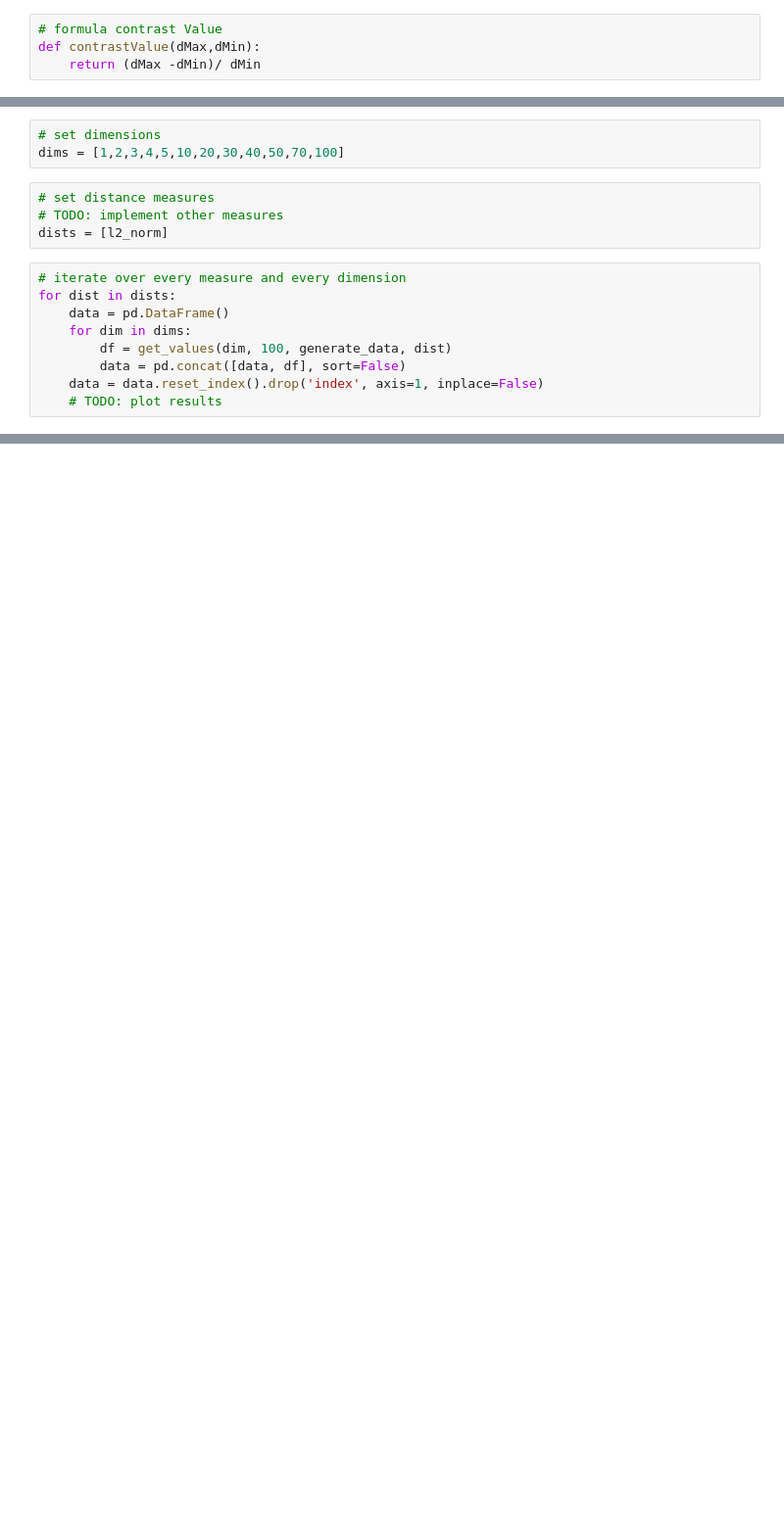
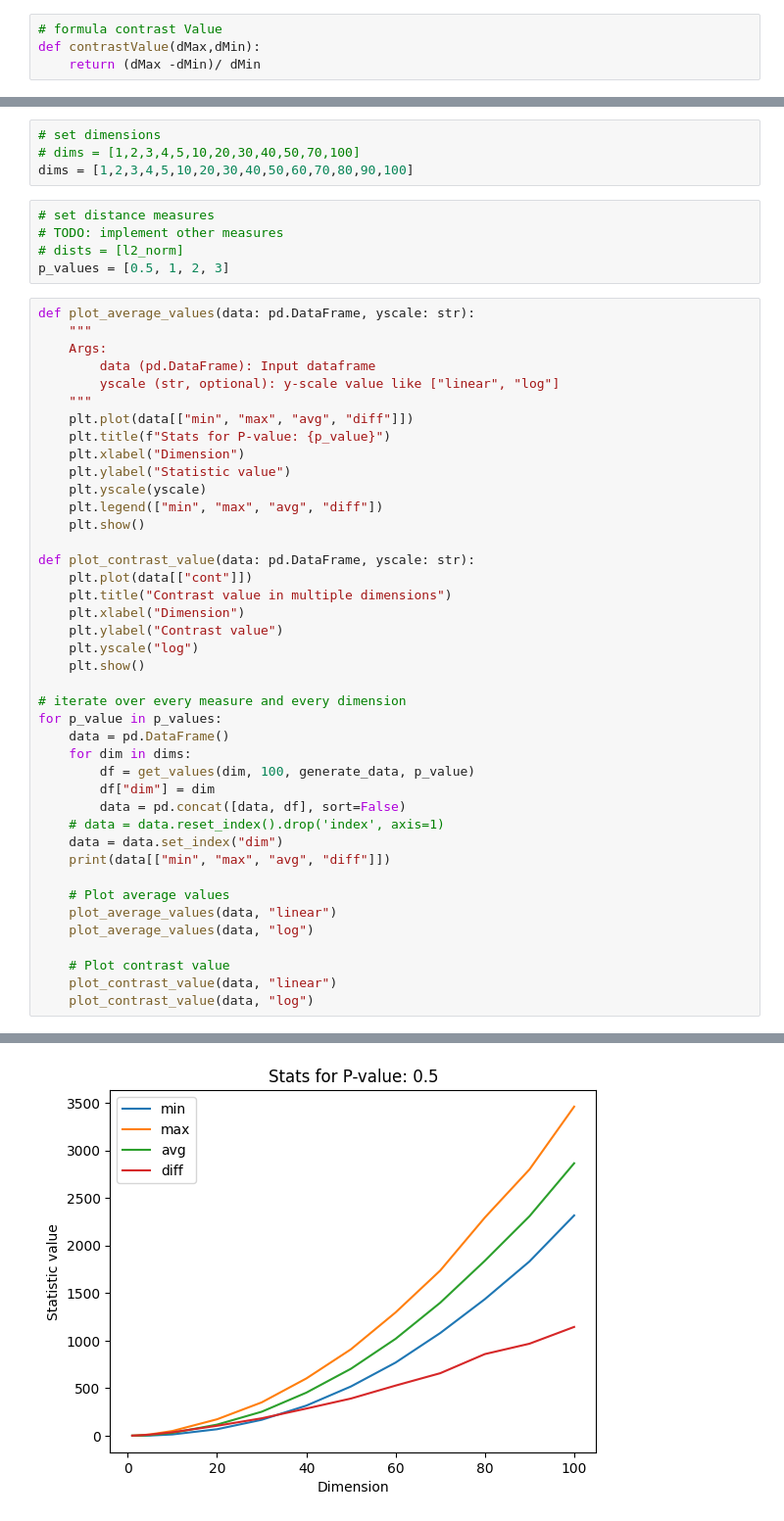
Before and after one commit to banditar/DataMining-2022-aalto, a Jupyter notebook: Homework1.ipynb, the cells around one changed output, grey strips where cells are left out. Shown: that part at 98% size. Cells and saved outputs as stored; diff of their text form; blank space fills up the shorter version.

Commit message:
Add plots in homework

```diff
--- a/Homework1.ipynb
+++ b/Homework1.ipynb
@@ -76,16 +83,51 @@ print(get_values(3, 100, generate_data, l2_norm))
 # %%
 # set dimensions
-dims = [1,2,3,4,5,10,20,30,40,50,70,100]
+# dims = [1,2,3,4,5,10,20,30,40,50,70,100]
+dims = [1,2,3,4,5,10,20,30,40,50,60,70,80,90,100]
 # %%
 # set distance measures
 # TODO: implement other measures
-dists = [l2_norm]
+# dists = [l2_norm]
+p_values = [0.5, 1, 2, 3]
-# %%
-# iterate over every measure and every dimension
-for dist in dists:
-    data = pd.DataFrame()
-    for dim in dims:
-        df = get_values(dim, 100, generate_data, dist)
-        data = pd.concat([data, df], sort=False)
-    data = data.reset_index().drop('index', axis=1, inplace=False)
-    # TODO: plot results
+# %%
+def plot_average_values(data: pd.DataFrame, yscale: str):
+    """
+    Args:
+        data (pd.DataFrame): Input dataframe
+        yscale (str, optional): y-scale value like ["linear", "log"]
+    """
+    plt.plot(data[["min", "max", "avg", "diff"]])
+    plt.title(f"Stats for P-value: {p_value}")
+    plt.xlabel("Dimension")
+    plt.ylabel("Statistic value")
+    plt.yscale(yscale)
+    plt.legend(["min", "max", "avg", "diff"])
+    plt.show()
+
+def plot_contrast_value(data: pd.DataFrame, yscale: str):
+    plt.plot(data[["cont"]])
+    plt.title("Contrast value in multiple dimensions")
+    plt.xlabel("Dimension")
+    plt.ylabel("Contrast value")
+    plt.yscale("log")
+    plt.show()
+
+# iterate over every measure and every dimension
+for p_value in p_values:
+    data = pd.DataFrame()
+    for dim in dims:
+        df = get_values(dim, 100, generate_data, p_value)
+        df["dim"] = dim
+        data = pd.concat([data, df], sort=False)
+    # data = data.reset_index().drop('index', axis=1)
+    data = data.set_index("dim")
+    print(data[["min", "max", "avg", "diff"]])
+
+    # Plot average values
+    plot_average_values(data, "linear")
+    plot_average_values(data, "log")
+
+    # Plot contrast value
+    plot_contrast_value(data, "linear")
+    plot_contrast_value(data, "log")
+# %% [output]
@@ -91,0 +151 @@ for dist in dists:
+[figure, added]
```
Also changed, not shown: parts of 7 cells of this notebook, 1 other file.
